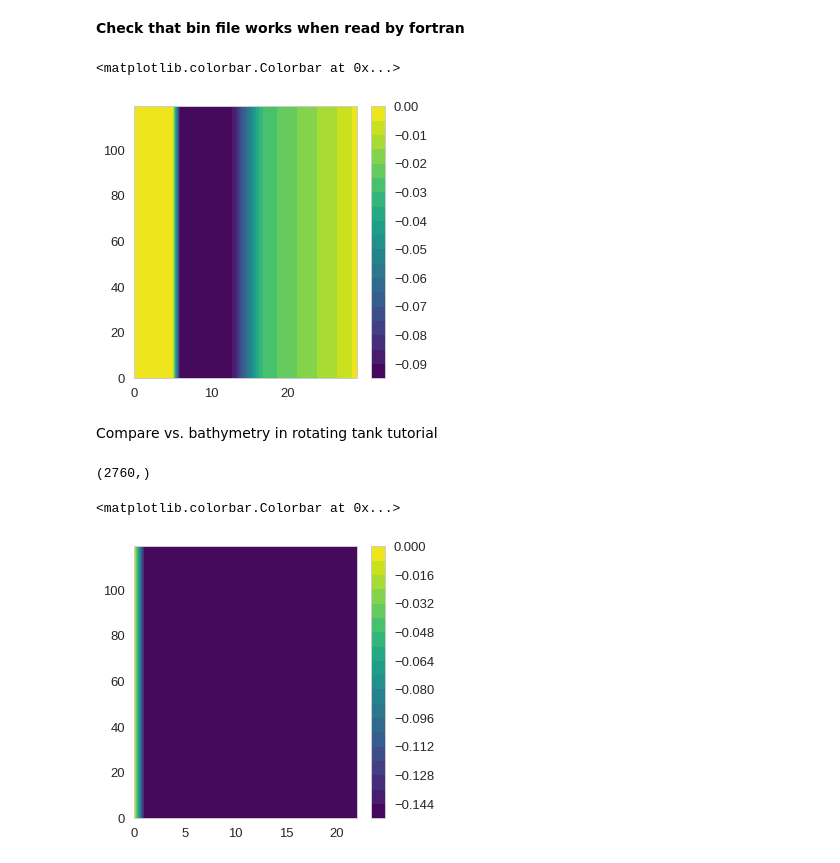
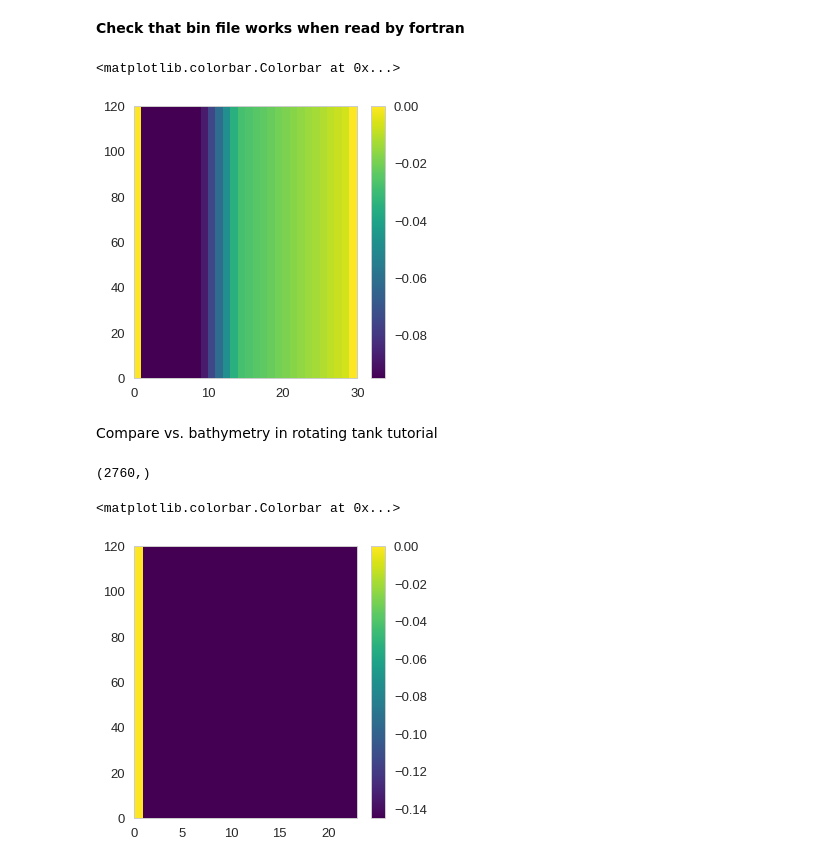
Before and after one commit to UBC-MOAD/buildcanyon, a Jupyter notebook: Bathymetry/GenerateTankBathymetry_NoCanyons_MITgcm.ipynb, the cells around one changed output. Cells and saved outputs as stored; diff of their text form; code cells hidden in the pictures.

```diff
--- a/Bathymetry/GenerateTankBathymetry_NoCanyons_MITgcm.ipynb
+++ b/Bathymetry/GenerateTankBathymetry_NoCanyons_MITgcm.ipynb
@@ -487,16 +486,16 @@ array([3.02521008, 3.02521008, 3.02521008, 3.02521008, 3.02521008,
 # %%
 cc=np.fromfile(bathy_fname, dtype=dt)
 np.shape(cc)
 
 bF=np.reshape(cc,[thsize,rsize],'F') # F to read in Fortran order
 
 fig,ax = plt.subplots(1,1, figsize=(5,5))
 
-pc = ax.contourf(bF, 20, cmap='viridis')
+pc = ax.pcolormesh(bF, cmap='viridis')
 plt.colorbar(pc,ax=ax)
 # %% [output]
 <matplotlib.colorbar.Colorbar at 0x...>
-[figure, old version]
+[figure, new version]
 # %% [markdown]
 Compare vs. bathymetry in rotating tank tutorial
 # %%
@@ -509,9 +508,9 @@ bF=np.reshape(cc,[120,23],'F') # F to read in Fortran order
 
 fig,ax = plt.subplots(1,1, figsize=(5,5))
 
-pc = ax.contourf(bF, 20, cmap='viridis')
+pc = ax.pcolormesh(bF, cmap='viridis')
 plt.colorbar(pc,ax=ax)
 # %% [output]
 (2760,)
 <matplotlib.colorbar.Colorbar at 0x...>
-[figure, old version]
+[figure, new version]
```
Also changed, not shown: parts of 7 cells of this notebook.
